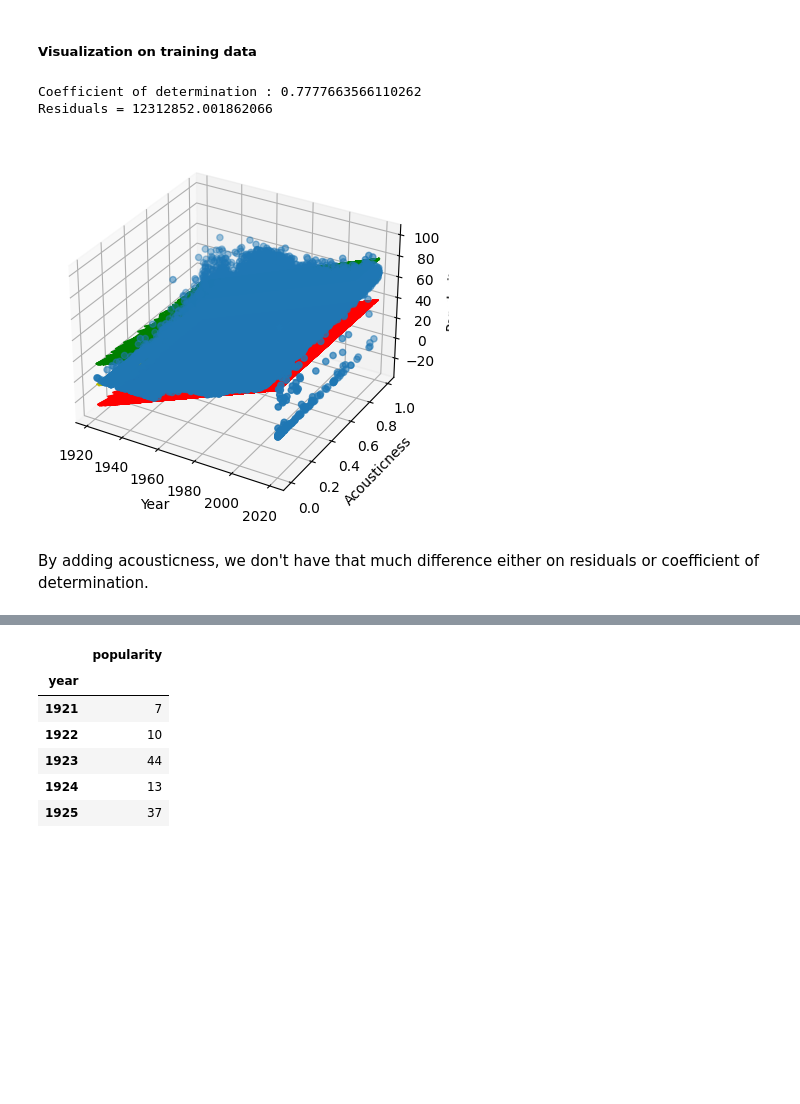
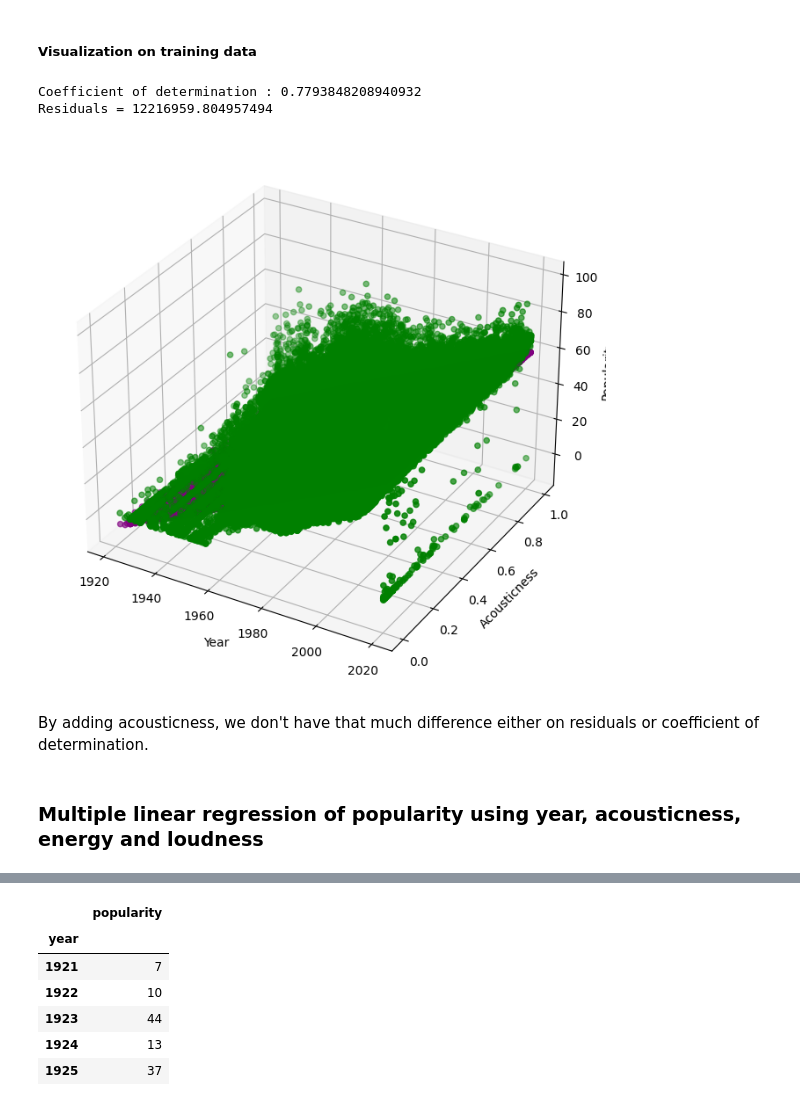
Before and after one commit to Manuela-AYO/DAProject2022, a Jupyter notebook: spotifyAnalysis.ipynb, the cells around one changed output, grey strips where cells are left out. Cells and saved outputs as stored; diff of their text form; code cells hidden in the pictures; blank space fills up the shorter version.

```diff
--- a/spotifyAnalysis.ipynb
+++ b/spotifyAnalysis.ipynb
@@ -163,8 +119,8 @@ df["mode"].unique()
 array([1, 0])
 # %%
 # mode represents the modality of a track. 0 for minor and 1 for major.
-# we can set it to boolean with False for minor and True for major
-df["mode"] = df["mode"].replace({0:False, 1:True}).astype("bool")
+# we'll use int8 to represent it
+df["mode"] = df["mode"].astype("int8")
 # %%
 # change the data type of name from object to string
 df["name"] = df["name"].astype("string")
@@ -177,9 +133,6 @@ df["popularity"].min()
 # %%
 # the popularity is between 0 and 100 so 8 bits are enough
 df["popularity"] = df["popularity"].astype("int8")
-# %%
-# speechiness is between 0.0 and 1.0
-df["speechiness"] = df["speechiness"].astype("float16")
 # %%
 print(df["tempo"].min())
 df["tempo"].max()
@@ -188,9 +141,6 @@ df["tempo"].max()
 244.091
 # %% [markdown]
 It's better not to change the type of tempo because it doesn't have a fix interval and depend from the duration
-# %%
-# valence is between 0.0 and 1.0
-df["valence"] = df["valence"].astype("float16")
 # %%
 # remove the release_date column because of the inconsistency of its data
 # sometimes we have the whole date and other times, it's just the year
@@ -223,3 +173,5 @@ We reduced the size from 25MB to 13.5MB
 new_df.shape
 # %% [output]
 (169909, 18)
+# %%
+new_df.drop_duplicates(inplace=True)
@@ -664,36 +618,36 @@ from mpl_toolkits.mplot3d import Axes3D
 # %%
 prediction = mul_model.predict(features)
 print(f"Coefficient of determination : {mul_model.score(features, pop)}")
 
 # build a 95% confidence interval
 
 # 1. residuals
 res = np.sum((prediction - pop)**2)
 print(f"Residuals = {res}")
 
 # 2. standard deviation
 std = np.sqrt(res/(len(prediction)-1))
 
 # 3. interval
 interval = std * 1.96
 
 # 4. lower and upperbounds
 low, up = prediction-interval, prediction+interval
 
 # Plotting
-fig = plt.figure()
+fig = plt.figure(figsize=(16, 8))
 ax = fig.add_subplot(111, projection="3d")
-ax.scatter(year, acous, pop)
+ax.scatter(year, acous, prediction, c="purple")
+ax.scatter(year, acous, pop, c="g")
 ax.set_xlabel("Year")
 ax.set_ylabel("Acousticness")
 ax.set_zlabel("Popularity")
-ax.plot(year, acous, up, c="g")
-ax.plot(year, acous, prediction, c="y")
-ax.plot(year, acous, low, c="r")
 plt.show()
 # %% [output]
-Coefficient of determination : 0.7777663566110262
-Residuals = 12312852.001862066
+Coefficient of determination : 0.7793848208940932
+Residuals = 12216959.804957494
-[figure, old version]
+[figure, new version]
 # %% [markdown]
 By adding acousticness, we don't have that much difference either on residuals or coefficient of determination.
+# %% [markdown]
+### Multiple linear regression of popularity using year, acousticness, energy and loudness
```
Also changed, not shown: parts of 96 cells of this notebook, 2 other files.
